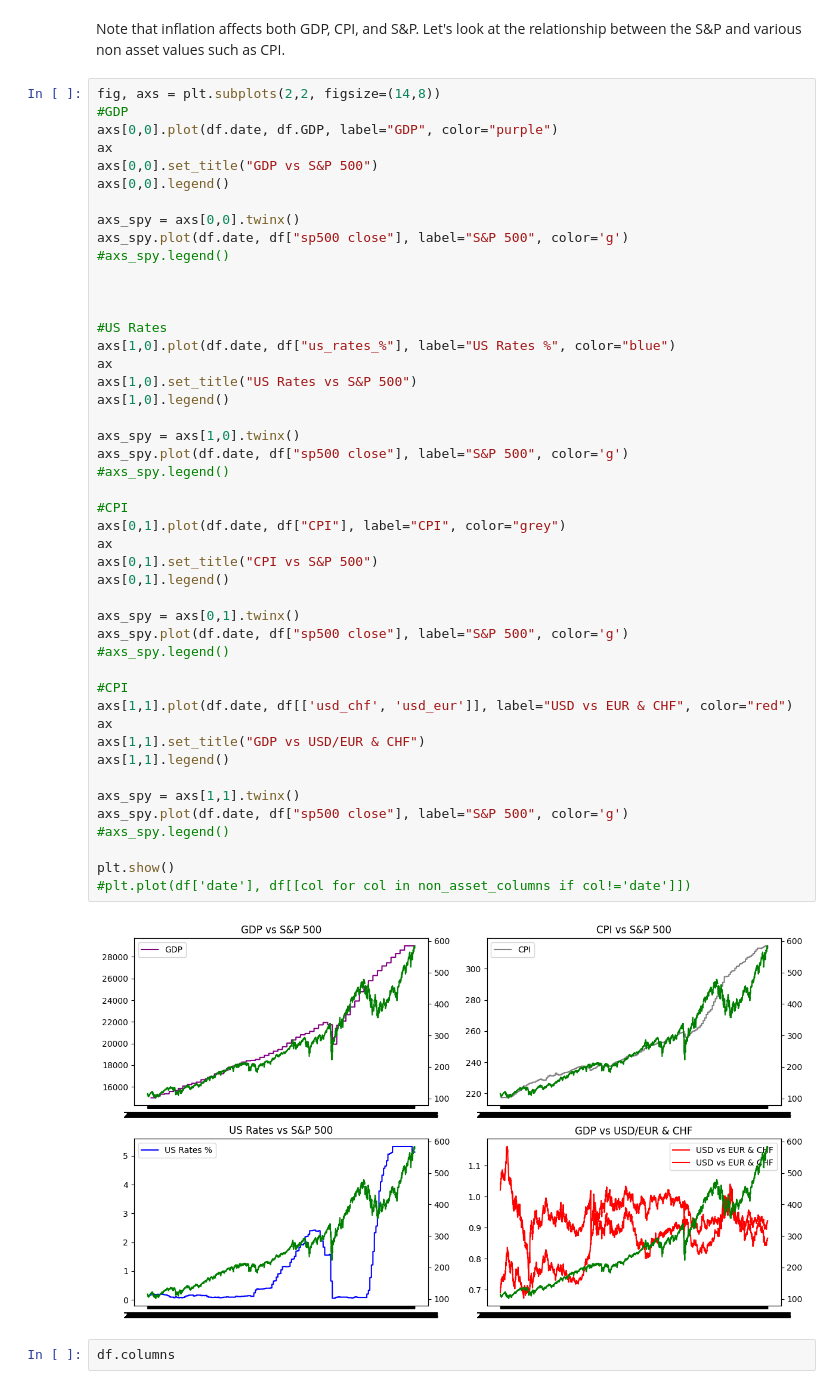
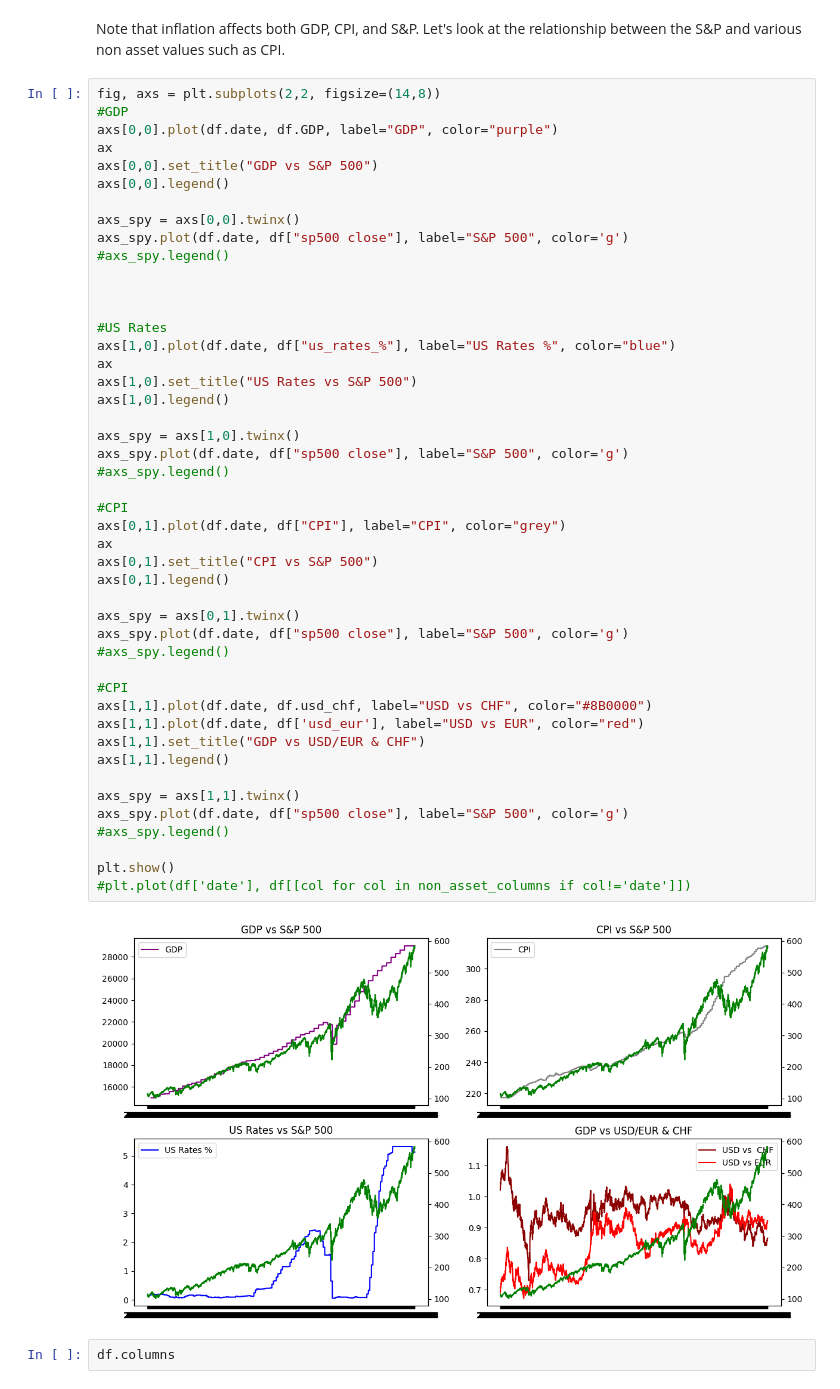
Before and after one commit to kklimov1/PriceRegressionPredictor, a Jupyter notebook: goldPriceAnalysis.ipynb, the cells around one changed output. Cells and saved outputs as stored; diff of their text form.

Commit message:
Cleaned up assets vs SP charts

```diff
--- a/goldPriceAnalysis.ipynb
+++ b/goldPriceAnalysis.ipynb
@@ -195,36 +195,36 @@ axs_spy.plot(df.date, df["sp500 close"], label="S&P 500", color='g')
 axs[1,0].plot(df.date, df["us_rates_%"], label="US Rates %", color="blue")
 ax
 axs[1,0].set_title("US Rates vs S&P 500")
 axs[1,0].legend()
 
 axs_spy = axs[1,0].twinx()
 axs_spy.plot(df.date, df["sp500 close"], label="S&P 500", color='g')
 #axs_spy.legend()
 
 #CPI
 axs[0,1].plot(df.date, df["CPI"], label="CPI", color="grey")
 ax
 axs[0,1].set_title("CPI vs S&P 500")
 axs[0,1].legend()
 
 axs_spy = axs[0,1].twinx()
 axs_spy.plot(df.date, df["sp500 close"], label="S&P 500", color='g')
 #axs_spy.legend()
 
 #CPI
-axs[1,1].plot(df.date, df[['usd_chf', 'usd_eur']], label="USD vs EUR & CHF", color="red")
-ax
+axs[1,1].plot(df.date, df.usd_chf, label="USD vs CHF", color="#8B0000")
+axs[1,1].plot(df.date, df['usd_eur'], label="USD vs EUR", color="red")
 axs[1,1].set_title("GDP vs USD/EUR & CHF")
 axs[1,1].legend()
 
 axs_spy = axs[1,1].twinx()
 axs_spy.plot(df.date, df["sp500 close"], label="S&P 500", color='g')
 #axs_spy.legend()
 
 plt.show()
 #plt.plot(df['date'], df[[col for col in non_asset_columns if col!='date']])
 # %% [output]
-[figure, old version]
+[figure, new version]
 # %%
 df.columns
 # %% [output]
```
